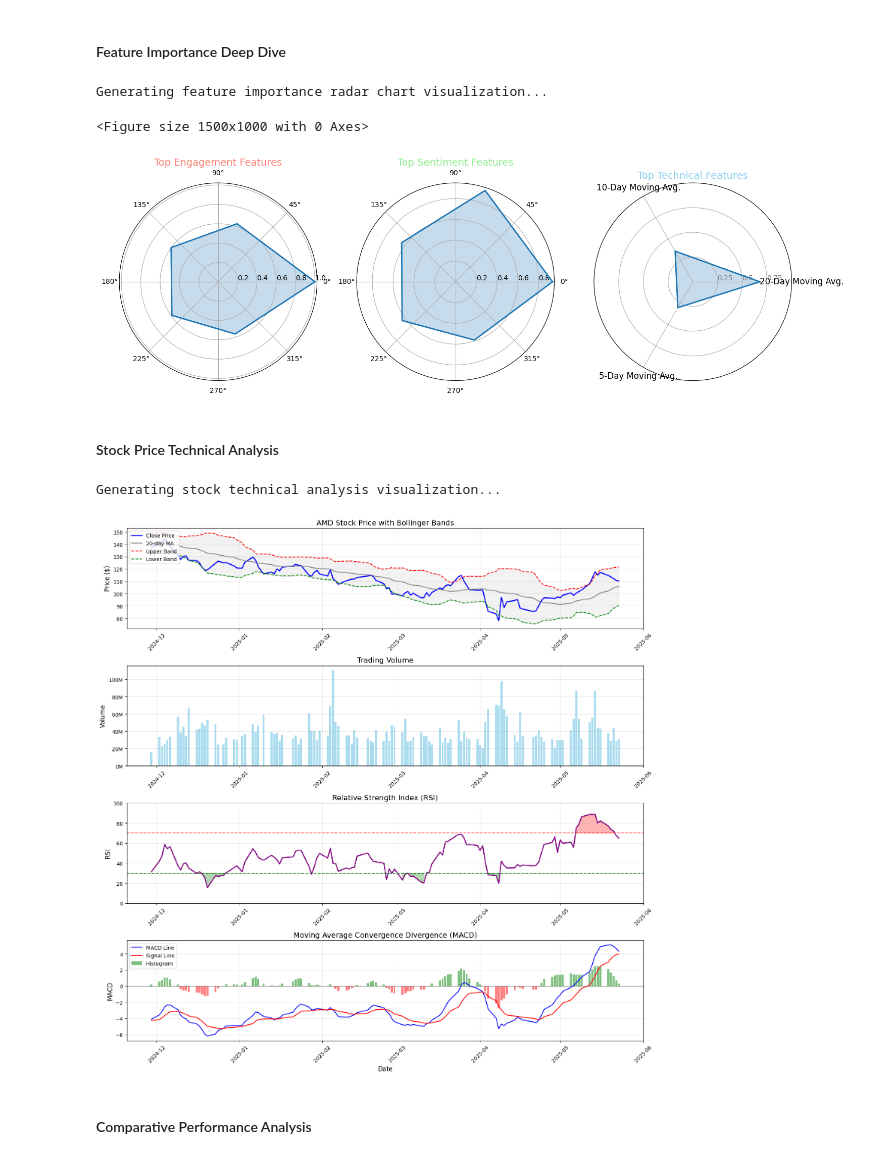
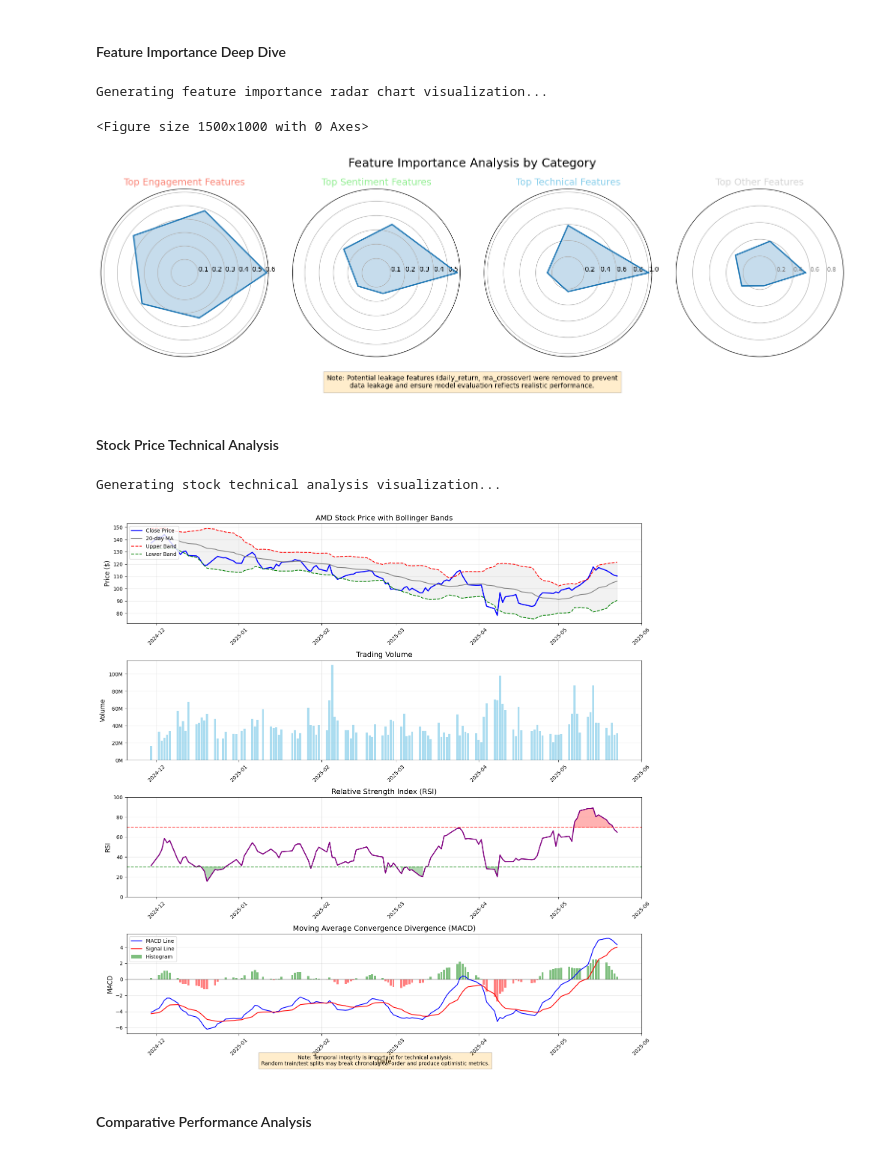
Before and after one commit to lerkcip/AMD_Stock_Prediction, a Jupyter notebook: Pickrel-Smith_DSC680_Project3_Code.ipynb, the cells around one changed output. Cells and saved outputs as stored; diff of their text form; code cells hidden in the pictures.

```diff
--- a/Pickrel-Smith_DSC680_Project3_Code.ipynb
+++ b/Pickrel-Smith_DSC680_Project3_Code.ipynb
@@ -2842,8 +3118,8 @@ Generating sentiment-stock relationship visualization...
 # Radar Chart Visualization for Feature Importance
 print("Generating feature importance radar chart visualization...")
 
-# Use the feature importance data
-feature_importance = importance_df.copy()
+# Use the filtered feature importance data to avoid leakage
+feature_importance = filtered_importance_df.copy() if 'filtered_importance_df' in globals() else importance_df.copy()
 
 # Create a mapping of technical feature names to layperson terms and categories
 feature_name_mapping = {
@@ -2884,8 +3160,35 @@ feature_name_mapping = {
     'comment_score_sum': ('Total Comment Score', 'Engagement'),
     'comment_score_std': ('Comment Score Variability', 'Engagement'),
     'comment_score_log': ('Log-Scaled Comment Score', 'Engagement'),
-    'engagement_ratio': ('Comments per Post Ratio', 'Engagement')
+    'engagement_ratio': ('Comments per Post Ratio', 'Engagement'),
+    'Open_AMD': ('Open AMD', 'Other'),
+    'High_AMD': ('High AMD', 'Other'),
+    'Low_AMD': ('Low AMD', 'Other'),
+    'Close_AMD': ('Close AMD', 'Other'),
+    'Volume_AMD': ('Volume AMD', 'Other')
 }
+
+# Add FinBERT features to the mapping
+finbert_mapping = {
+    'finbert_title_positive': ('FinBERT Title Positive', 'Sentiment'),
+    'finbert_title_negative': ('FinBERT Title Negative', 'Sentiment'),
+    'finbert_title_neutral': ('FinBERT Title Neutral', 'Sentiment'),
+    'finbert_title_compound': ('FinBERT Title Compound', 'Sentiment'),
+    'finbert_selftext_positive': ('FinBERT Content Positive', 'Sentiment'),
+    'finbert_selftext_negative': ('FinBERT Content Negative', 'Sentiment'),
+    'finbert_selftext_neutral': ('FinBERT Content Neutral', 'Sentiment'),
+    'finbert_selftext_compound': ('FinBERT Content Compound', 'Sentiment'),
+    'finbert_body_positive': ('FinBERT Comment Positive', 'Sentiment'),
+    'finbert_body_negative': ('FinBERT Comment Negative', 'Sentiment'),
+    'finbert_body_neutral': ('FinBERT Comment Neutral', 'Sentiment'),
+    'finbert_body_compound': ('FinBERT Comment Compound', 'Sentiment'),
+    'finbert_compound_mean': ('FinBERT Average Sentiment', 'Sentiment'),
+    'finbert_compound_median': ('FinBERT Median Sentiment', 'Sentiment'),
+    'finbert_compound_std': ('FinBERT Sentiment Variability', 'Sentiment')
+}
+
+# Update the mapping with FinBERT features
+feature_name_mapping.update(finbert_mapping)
 
 # Add friendly names and categories to the DataFrame
 feature_importance['friendly_name'] = feature_importance['feature'].map(
@@ -2910,7 +3213,7 @@ category_colors = {
 category_importance = feature_importance.groupby('category')['importance_mean'].sum().reset_index()
 category_importance = category_importance.sort_values('importance_mean', ascending=False)
 
-# Function to create radar chart
+# Function to create radar chart with proper feature labels
 def radar_chart(categories, values, ax=None):
     # Number of variables
     N = len(categories)
@@ -2927,7 +3230,7 @@ def radar_chart(categories, values, ax=None):
         fig, ax = plt.subplots(figsize=(8, 8), subplot_kw=dict(polar=True))
 
     # Draw one axis per variable and add labels
-    plt.xticks(angles[:-1], categories, size=12)
+    plt.xticks(angles[:-1], categories, size=10)
 
     # Draw the chart
     ax.plot(angles, values, linewidth=2, linestyle='solid')
@@ -2935,8 +3238,11 @@ def radar_chart(categories, values, ax=None):
 
     # Add grid
     ax.set_rlabel_position(0)
-    plt.yticks([0.25, 0.5, 0.75], ["0.25", "0.5", "0.75"], color="grey", size=10)
+    plt.yticks([0.2, 0.4, 0.6, 0.8], ["0.2", "0.4", "0.6", "0.8"], color="grey", size=9)
     plt.ylim(0, 1)
+
+    # Remove the angular gridlines and labels (degrees)
+    ax.set_thetagrids([], [])
 
     return ax
 
@@ -2946,39 +3252,49 @@ for cat in category_importance['category']:
     cat_features = feature_importance[feature_importance['category'] == cat].sort_values('importance_mean', ascending=False)
     if not cat_features.empty:
         top_cat_features[cat] = cat_features.head(5)  # Top 5 features per category
 
 # Create radar charts for each category
 plt.figure(figsize=(15, 10))
-plt.suptitle('Feature Importance Analysis by Category', fontsize=18)
 
 if top_cat_features:
     # Create a figure with subplots for each category
-    fig, axs = plt.subplots(1, len(top_cat_features), figsize=(15, 5), subplot_kw=dict(polar=True))
-    if len(top_cat_features) == 1:
+    num_categories = len(top_cat_features)
+    fig, axs = plt.subplots(1, num_categories, figsize=(16, 5), subplot_kw=dict(polar=True))
+    if num_categories == 1:
         axs = [axs]  # Make it iterable if only one category
 
     for i, (cat, features) in enumerate(top_cat_features.items()):
         # Get the top 5 features (or fewer if not available)
-        categories = features['friendly_name'].tolist()
+        feature_names = features['friendly_name'].tolist()
         # Normalize values to 0-1 scale for radar chart
         max_importance = feature_importance['importance_mean'].max()
         values = (features['importance_mean'] / max_importance).tolist()
 
         # Create radar chart
-        radar_chart(categories, values, ax=axs[i])
+        radar_chart(feature_names, values, ax=axs[i])
         axs[i].set_title(f'Top {cat} Features', size=14, color=category_colors.get(cat, 'black'))
 
     plt.tight_layout()
+    plt.subplots_adjust(top=0.85, bottom=0.15)
+
+    # Add overall title
+    plt.suptitle('Feature Importance Analysis by Category', fontsize=18, y=0.98)
+
+    # Add note about leakage features
+    plt.figtext(0.5, 0.02,
+                "Note: Potential leakage features (daily_return, ma_crossover) were removed to prevent\n" +
+                "data leakage and ensure model evaluation reflects realistic performance.",
+                ha="center", fontsize=10, bbox={"facecolor":"orange", "alpha":0.2, "pad":5})
 else:
     plt.text(0.5, 0.5, "Not enough category data for radar charts",
              horizontalalignment='center', verticalalignment='center', fontsize=14)
 
 plt.savefig('feature_importance_radar_charts.png', dpi=300, bbox_inches='tight')
 plt.show()
 # %% [output]
 Generating feature importance radar chart visualization...
 <Figure size 1500x1000 with 0 Axes>
-[figure, old version]
+[figure, new version]
 # %% [markdown]
 #### Stock Price Technical Analysis
 # %%
@@ -3087,12 +3403,18 @@ ax4.legend(loc='upper left')
 for ax in [ax1, ax2, ax3, ax4]:
     ax.tick_params(axis='x', rotation=45)
 
+# Add data limitation note
+plt.figtext(0.5, 0.01,
+            "Note: Temporal integrity is important for technical analysis.\n" +
+            "Random train/test splits may break chronological order and produce optimistic metrics.",
+            ha="center", fontsize=10, bbox={"facecolor":"orange", "alpha":0.2, "pad":5})
+
 plt.tight_layout()
 plt.savefig('stock_technical_analysis_white_paper.png', dpi=300, bbox_inches='tight')
 plt.show()
 # %% [output]
 Generating stock technical analysis visualization...
-[figure, old version]
+[figure, new version]
 # %% [markdown]
 #### Comparative Performance Analysis
 # %%
```
Also changed, not shown: parts of 25 cells of this notebook, 33 other files.
